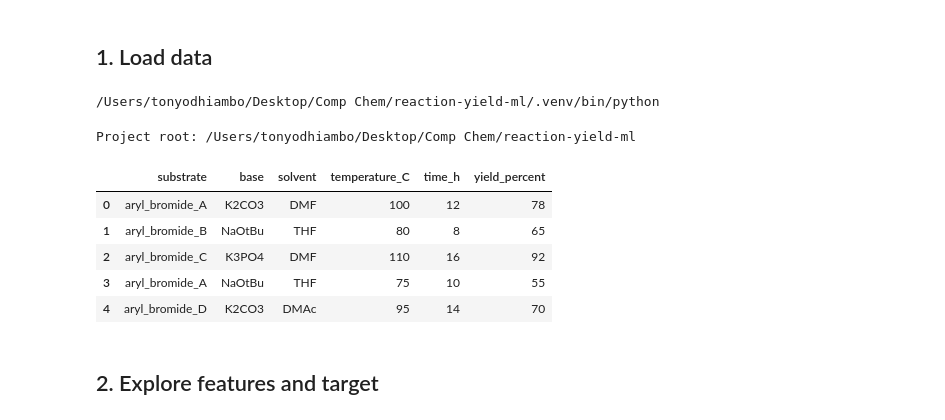
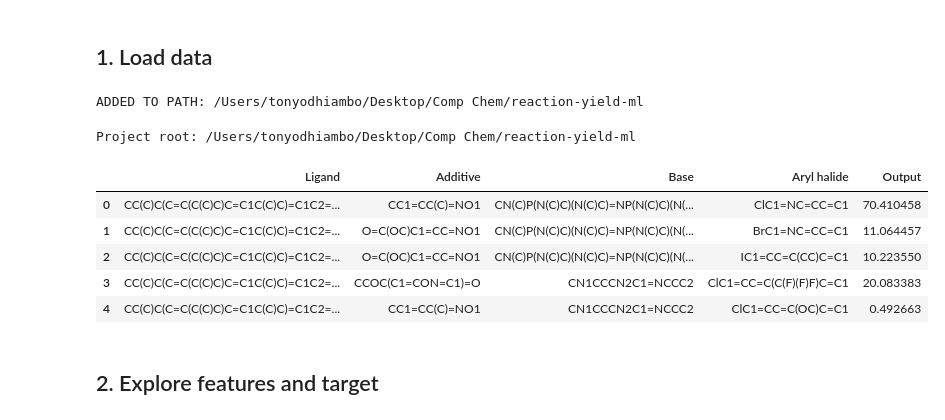
Before and after one commit to TonyOdhiambo-47/reaction-yield-ml, a Jupyter notebook: notebooks/01_eda_and_baseline.ipynb, the cells around one changed output. Saved outputs shown, nothing was run; the diff lists cells and outputs as text; code cells hidden in the pictures.

```diff
--- a/notebooks/01_eda_and_baseline.ipynb
+++ b/notebooks/01_eda_and_baseline.ipynb
@@ -6,9 +40,14 @@ This is a tiny synthetic dataset to get familiar with ML workflows for reaction
 # %% [markdown]
 ## 1. Load data
-# %%
-import sys
-print(sys.executable)
-# %% [output]
-/Users/tonyodhiambo/Desktop/Comp Chem/reaction-yield-ml/.venv/bin/python
+# %%
+import sys, os
+
+# get ABSOLUTE PATH to the directory *containing* rxn_yields/
+package_parent = os.path.abspath("../")
+sys.path.append(package_parent)
+
+print("ADDED TO PATH:", package_parent)
+# %% [output]
+ADDED TO PATH: /Users/tonyodhiambo/Desktop/Comp Chem/reaction-yield-ml
 # %%
 from pathlib import Path
@@ -25,16 +63,21 @@ Project root: /Users/tonyodhiambo/Desktop/Comp Chem/reaction-yield-ml
 # %%
 import pandas as pd
 from pathlib import Path
 from src.features import load_reaction_data, encode_features
+from datasets import load_dataset
+import requests
 
-df = load_reaction_data(Path("/Users/tonyodhiambo/Desktop/Comp Chem/reaction-yield-ml/data/reactions_small.csv"))
-df.head()
+# Load the dataset
+data_path = (Path("/Users/tonyodhiambo/Desktop/Comp Chem/reaction-yield-ml/data/Dreher_and_Doyle_input_data.xlsx"))
+
+df_raw = pd.read_excel(data_path, sheet_name="FullCV_01")
+df_raw.head()
 # %% [output]
-|  | substrate | base | solvent | temperature_C | time_h | yield_percent |
-| 0 | aryl_bromide_A | K2CO3 | DMF | 100 | 12 | 78 |
-| 1 | aryl_bromide_B | NaOtBu | THF | 80 | 8 | 65 |
-| 2 | aryl_bromide_C | K3PO4 | DMF | 110 | 16 | 92 |
-| 3 | aryl_bromide_A | NaOtBu | THF | 75 | 10 | 55 |
-| 4 | aryl_bromide_D | K2CO3 | DMAc | 95 | 14 | 70 |
+|  | Ligand | Additive | Base | Aryl halide | Output |
+| 0 | CC(C)C(C=C(C(C)C)C=C1C(C)C)=C1C2=... | CC1=CC(C)=NO1 | CN(C)P(N(C)C)(N(C)C)=NP(N(C)C)(N(... | ClC1=NC=CC=C1 | 70.410458 |
+| 1 | CC(C)C(C=C(C(C)C)C=C1C(C)C)=C1C2=... | O=C(OC)C1=CC=NO1 | CN(C)P(N(C)C)(N(C)C)=NP(N(C)C)(N(... | BrC1=NC=CC=C1 | 11.064457 |
+| 2 | CC(C)C(C=C(C(C)C)C=C1C(C)C)=C1C2=... | O=C(OC)C1=CC=NO1 | CN(C)P(N(C)C)(N(C)C)=NP(N(C)C)(N(... | IC1=CC=C(CC)C=C1 | 10.223550 |
+| 3 | CC(C)C(C=C(C(C)C)C=C1C(C)C)=C1C2=... | CCOC(C1=CON=C1)=O | CN1CCCN2C1=NCCC2 | ClC1=CC=C(C(F)(F)F)C=C1 | 20.083383 |
+| 4 | CC(C)C(C=C(C(C)C)C=C1C(C)C)=C1C2=... | CC1=CC(C)=NO1 | CN1CCCN2C1=NCCC2 | ClC1=CC=C(OC)C=C1 | 0.492663 |
 # %% [markdown]
 ## 2. Explore features and target
```
Also changed, not shown: parts of 16 cells of this notebook, 4 other files.
